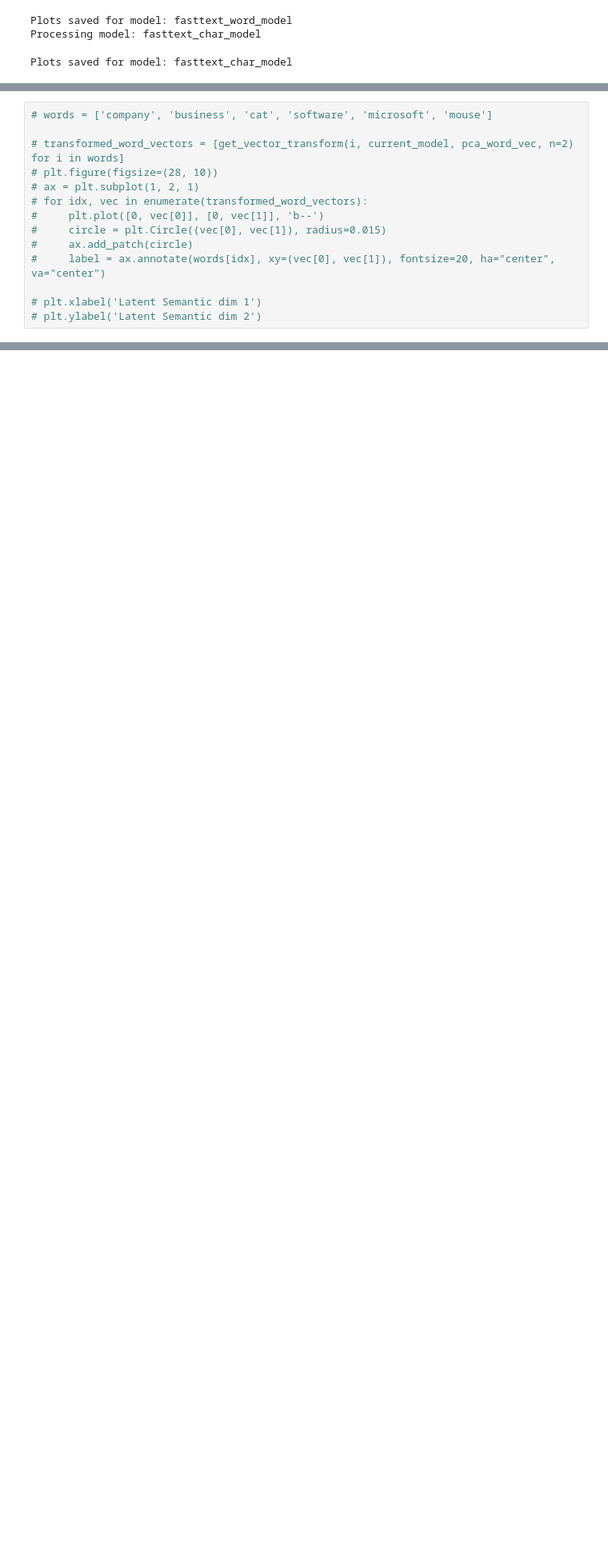
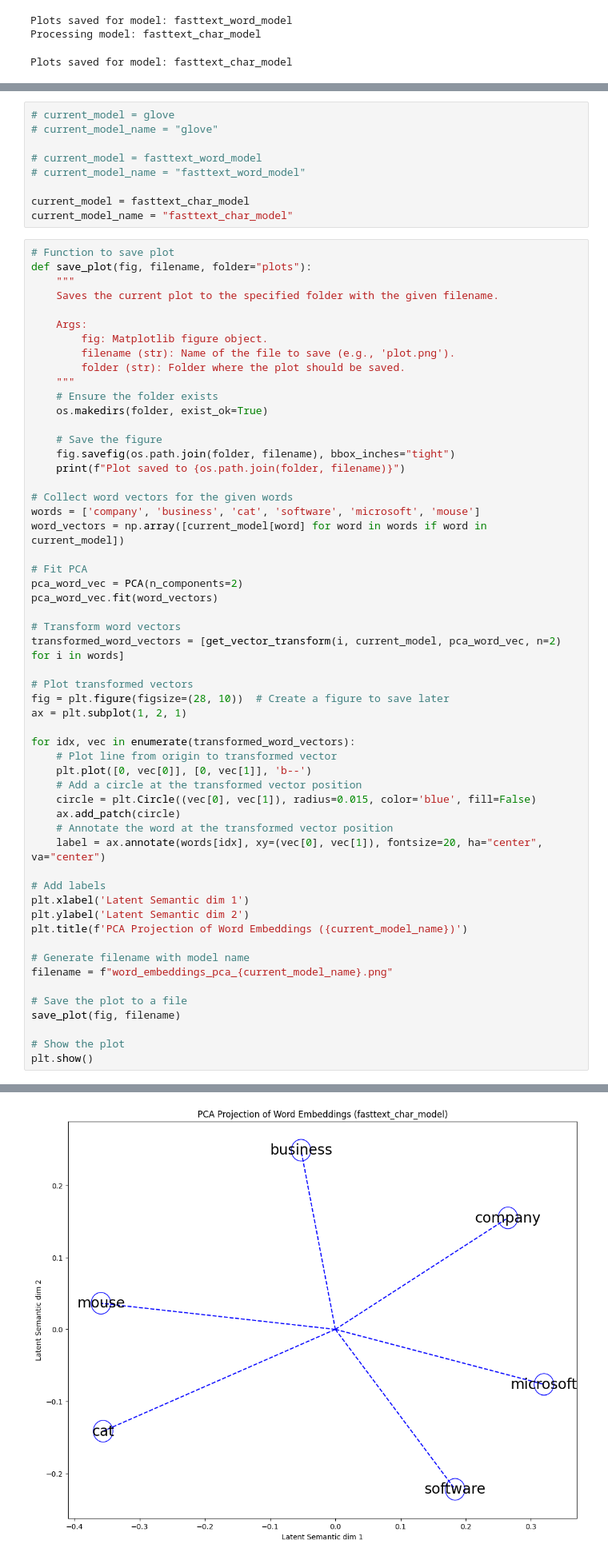
Before and after one commit to Warlour/02462-Project-3, a Jupyter notebook: assignment_3.ipynb, the cells around one changed output, grey strips where cells are left out. Shown at 80% size. Drawn from its saved outputs; the diff is of its cells as text; blank space fills up the shorter version.

Commit message:
PCA plots

```diff
--- a/assignment_3.ipynb
+++ b/assignment_3.ipynb
@@ -989,14 +970,65 @@ def get_vector_transform(word, model, pca, n=2):
+# %%
+# current_model = glove
+# current_model_name = "glove"
+
+# current_model = fasttext_word_model
+# current_model_name = "fasttext_word_model"
+
+current_model = fasttext_char_model
+current_model_name = "fasttext_char_model"
 # %%
-# words = ['company', 'business', 'cat', 'software', 'microsoft', 'mouse']
+# Function to save plot
+def save_plot(fig, filename, folder="plots"):
+    """
+    Saves the current plot to the specified folder with the given filename.
 
-# transformed_word_vectors = [get_vector_transform(i, current_model, pca_word_vec, n=2) for i in words]
-# plt.figure(figsize=(28, 10))
-# ax = plt.subplot(1, 2, 1)
-# for idx, vec in enumerate(transformed_word_vectors):
-#     plt.plot([0, vec[0]], [0, vec[1]], 'b--')
-#     circle = plt.Circle((vec[0], vec[1]), radius=0.015)
-#     ax.add_patch(circle)
-#     label = ax.annotate(words[idx], xy=(vec[0], vec[1]), fontsize=20, ha="center", va="center")
+    Args:
+        fig: Matplotlib figure object.
+        filename (str): Name of the file to save (e.g., 'plot.png').
+        folder (str): Folder where the plot should be saved.
+    """
+    # Ensure the folder exists
+    os.makedirs(folder, exist_ok=True)
 
-# plt.xlabel('Latent Semantic dim 1')
-# plt.ylabel('Latent Semantic dim 2')
+    # Save the figure
+    fig.savefig(os.path.join(folder, filename), bbox_inches="tight")
+    print(f"Plot saved to {os.path.join(folder, filename)}")
+
+# Collect word vectors for the given words
+words = ['company', 'business', 'cat', 'software', 'microsoft', 'mouse']
+word_vectors = np.array([current_model[word] for word in words if word in current_model])
+
+# Fit PCA
+pca_word_vec = PCA(n_components=2)
+pca_word_vec.fit(word_vectors)
+
+# Transform word vectors
+transformed_word_vectors = [get_vector_transform(i, current_model, pca_word_vec, n=2) for i in words]
+
+# Plot transformed vectors
+fig = plt.figure(figsize=(28, 10))  # Create a figure to save later
+ax = plt.subplot(1, 2, 1)
+
+for idx, vec in enumerate(transformed_word_vectors):
+    # Plot line from origin to transformed vector
+    plt.plot([0, vec[0]], [0, vec[1]], 'b--')
+    # Add a circle at the transformed vector position
+    circle = plt.Circle((vec[0], vec[1]), radius=0.015, color='blue', fill=False)
+    ax.add_patch(circle)
+    # Annotate the word at the transformed vector position
+    label = ax.annotate(words[idx], xy=(vec[0], vec[1]), fontsize=20, ha="center", va="center")
+
+# Add labels
+plt.xlabel('Latent Semantic dim 1')
+plt.ylabel('Latent Semantic dim 2')
+plt.title(f'PCA Projection of Word Embeddings ({current_model_name})')
+
+# Generate filename with model name
+filename = f"word_embeddings_pca_{current_model_name}.png"
+
+# Save the plot to a file
+save_plot(fig, filename)
+
+# Show the plot
+plt.show()
+# %% [output]
@@ -1003,3 +1036,4 @@ def get_vector_transform(word, model, pca, n=2):
+[figure, added]
 # %% [markdown]
 ### 4.3 Comparing with more principal components
 
```
Also changed, not shown: parts of 5 cells of this notebook, 10 other files.
